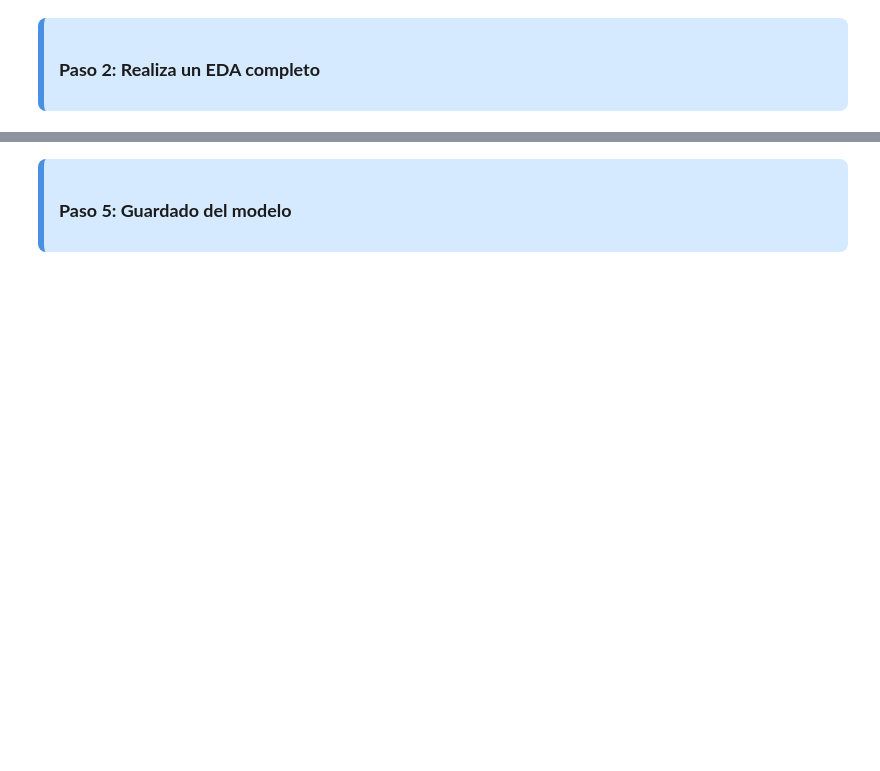
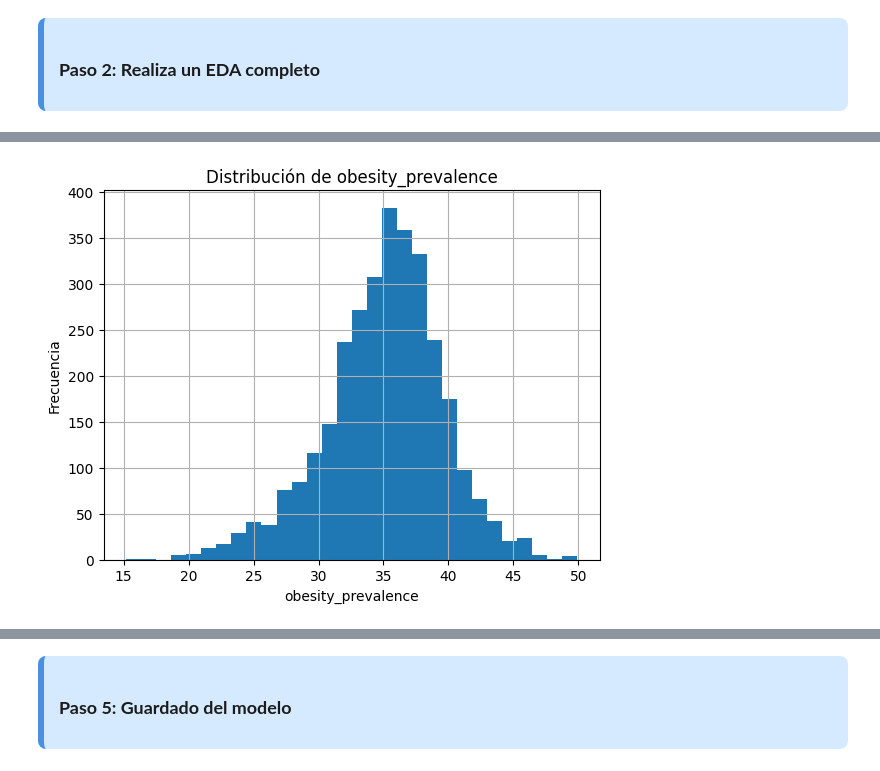
Before and after one commit to 4GeeksAcademy/anaisaponte-GitH-intro-ml, a Jupyter notebook: src/03-linear-regression-reg-demographic-health-data.ipynb, the cells around one changed output, grey strips where cells are left out. Drawn from its saved outputs; the diff is of its cells as text; code cells hidden in the pictures; blank space fills up the shorter version.

```diff
--- a/src/03-linear-regression-reg-demographic-health-data.ipynb
+++ b/src/03-linear-regression-reg-demographic-health-data.ipynb
@@ -239,3 +127,0 @@ Por tanto, se procede a eliminar los duplicados para evitar posibles sesgos en e
-# %%
-# Eliminar los registros duplicados para evitar sesgos en el análisis
-df = df.drop_duplicates()
@@ -385,25 +127,0 @@ Sin embargo, en este análisis se decide mantenerla como variable numérica, ya
-# %%
-# countplot de las variables categóricas
-
-# Definimos un estilo limpio sin rejilla para personalizarla manualmente después
-sns.set_style("white")
-
-fig, axes = plt.subplots(len(cat_vars), 1, figsize=(6, 6))  # más compacto
-
-# Si solo hay una variable, axes no es lista → lo convertimos
-if len(cat_vars) == 1:
-    axes = [axes]
-
-for i, col in enumerate(cat_vars):
-    sns.countplot(x=col, data=df, ax=axes[i])
-
-    axes[i].set_title(f"{col}", fontsize=10)
-    axes[i].set_xlabel("")
-    axes[i].set_ylabel("Freq", fontsize=8)
-    axes[i].tick_params(axis='x', labelsize=8)
-    axes[i].tick_params(axis='y', labelsize=8)
-    axes[i].grid(True, alpha=0.2)
-
-# Ajustamos automáticamente los espacios entre gráficos para evitar solapamientos
-plt.tight_layout(pad=0.5)
-plt.show()
@@ -1355,0 +195,11 @@ Tras evaluar distintas estrategias de optimización (eliminación de variables,
+# %%
+# Visualizamos la distribución de la variable objetivo
+import matplotlib.pyplot as plt
+
+df["Obesity_prevalence"].hist(bins=30)
+plt.title("Distribución de obesity_prevalence")
+plt.xlabel("obesity_prevalence")
+plt.ylabel("Frecuencia")
+plt.show()
+# %% [output]
+[figure, added]
```
Also changed, not shown: parts of 149 cells of this notebook, 1 other file.
